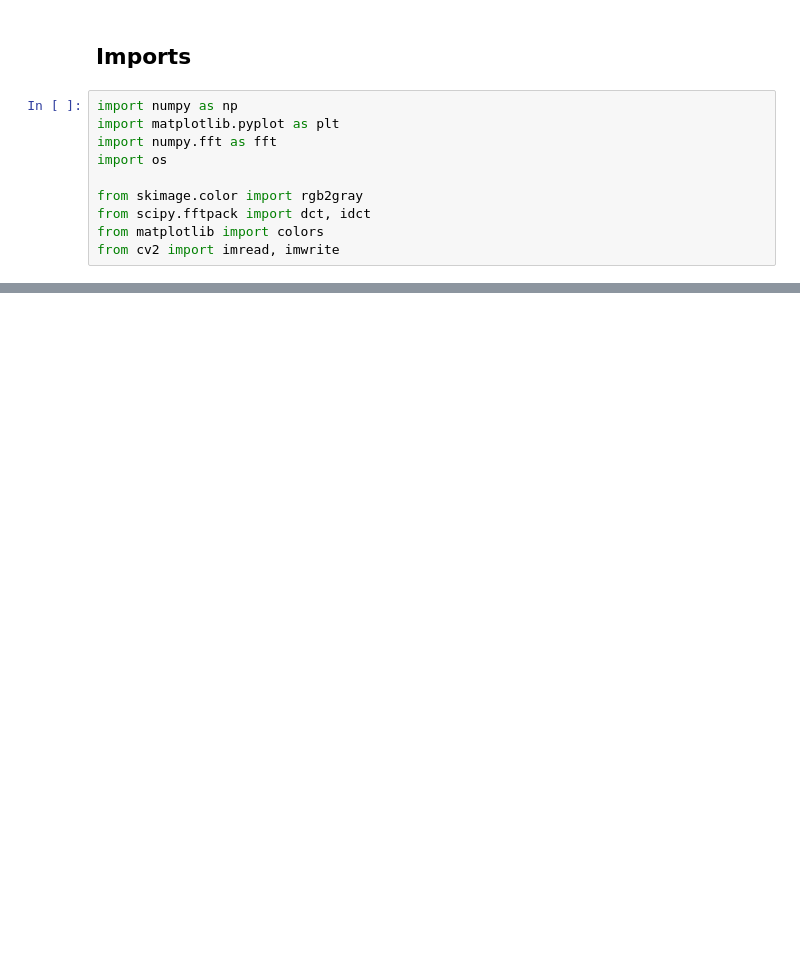
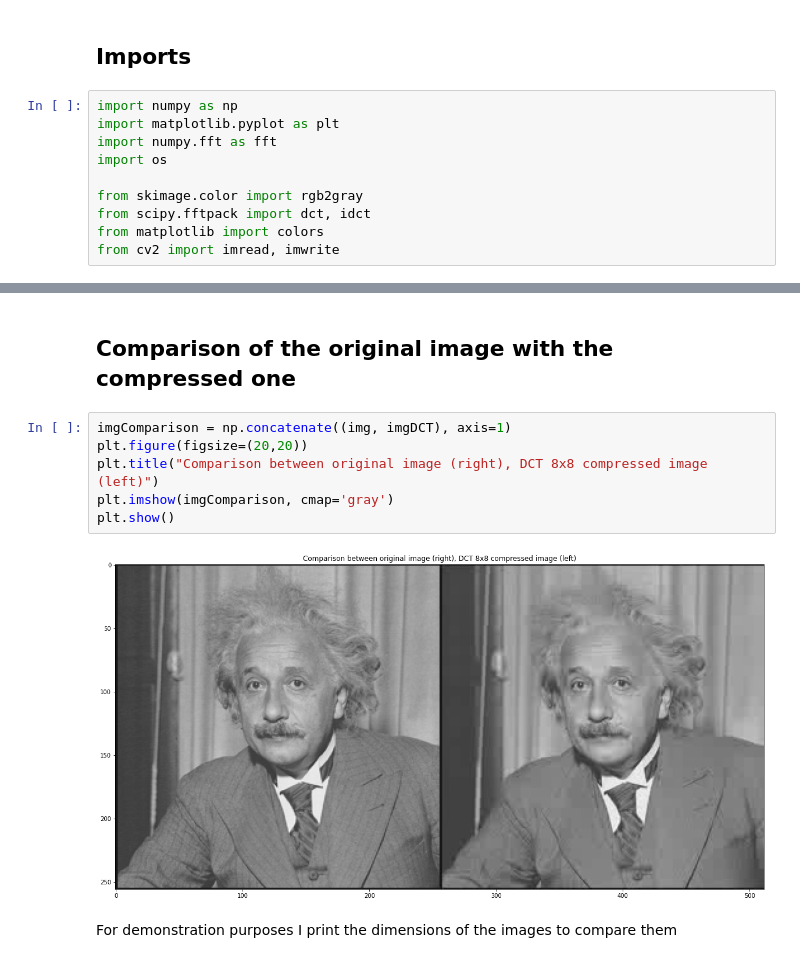
Before and after one commit to xDiste/DCT-JPEGCompression, a Jupyter notebook: DCT.ipynb, the cells around one changed output, grey strips where cells are left out. Drawn from its saved outputs; the diff is of its cells as text; blank space fills up the shorter version.

```diff
--- a/DCT.ipynb
+++ b/DCT.ipynb
@@ -250,0 +204,13 @@ Inoltre parte del lavoro ispirato a: https://inst.eecs.berkeley.edu/~ee123/sp16/
+# %% [markdown]
+Comparison of the original image with the compressed one
+------------------------------------------------------
+# %%
+imgComparison = np.concatenate((img, imgDCT), axis=1)
+plt.figure(figsize=(20,20))
+plt.title("Comparison between original image (right), DCT 8x8 compressed image (left)")
+plt.imshow(imgComparison, cmap='gray')
+plt.show()
+# %% [output]
+[figure, added]
+# %% [markdown]
+For demonstration purposes I print the dimensions of the images to compare them
```
Also changed, not shown: parts of 58 cells of this notebook.
